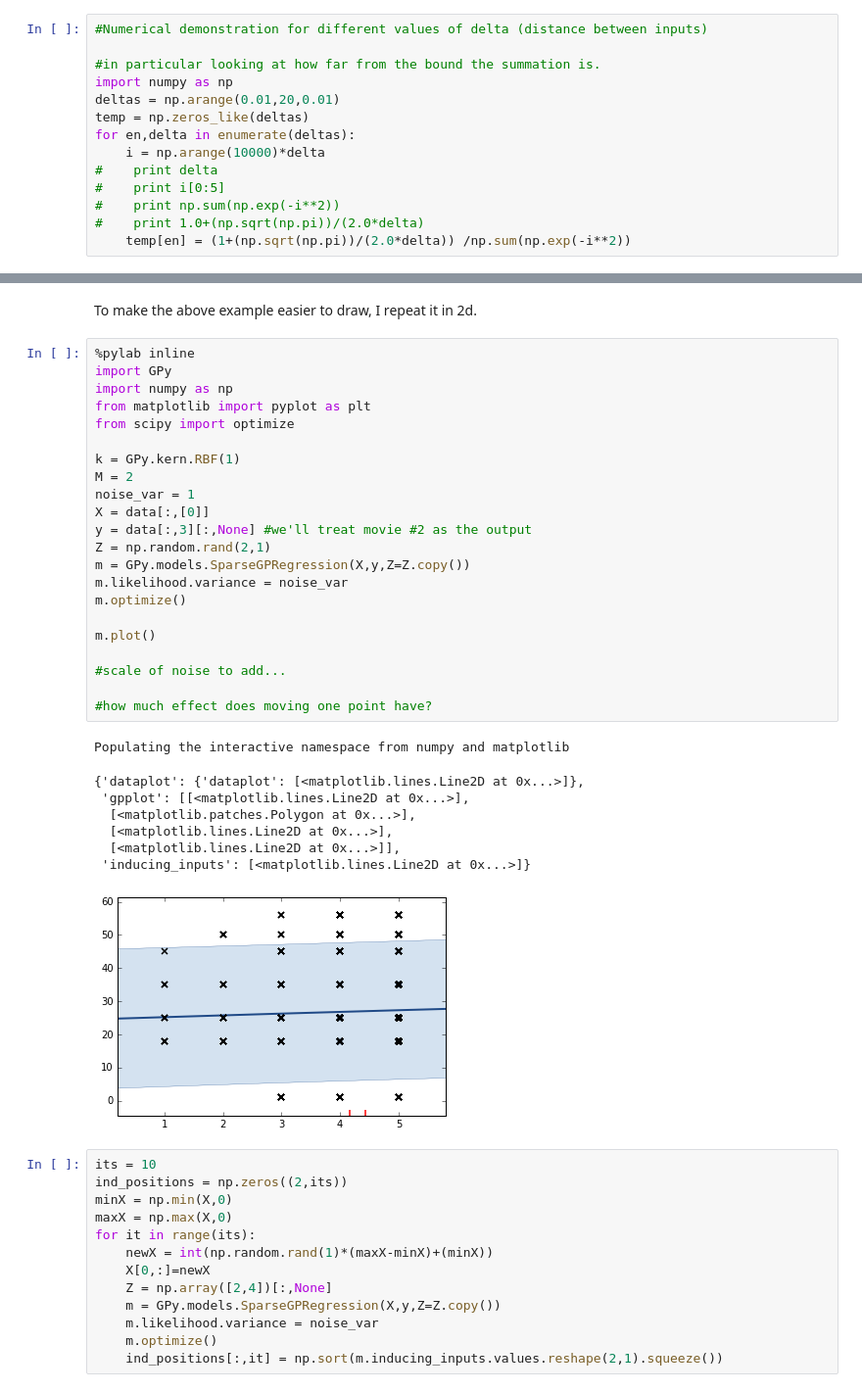
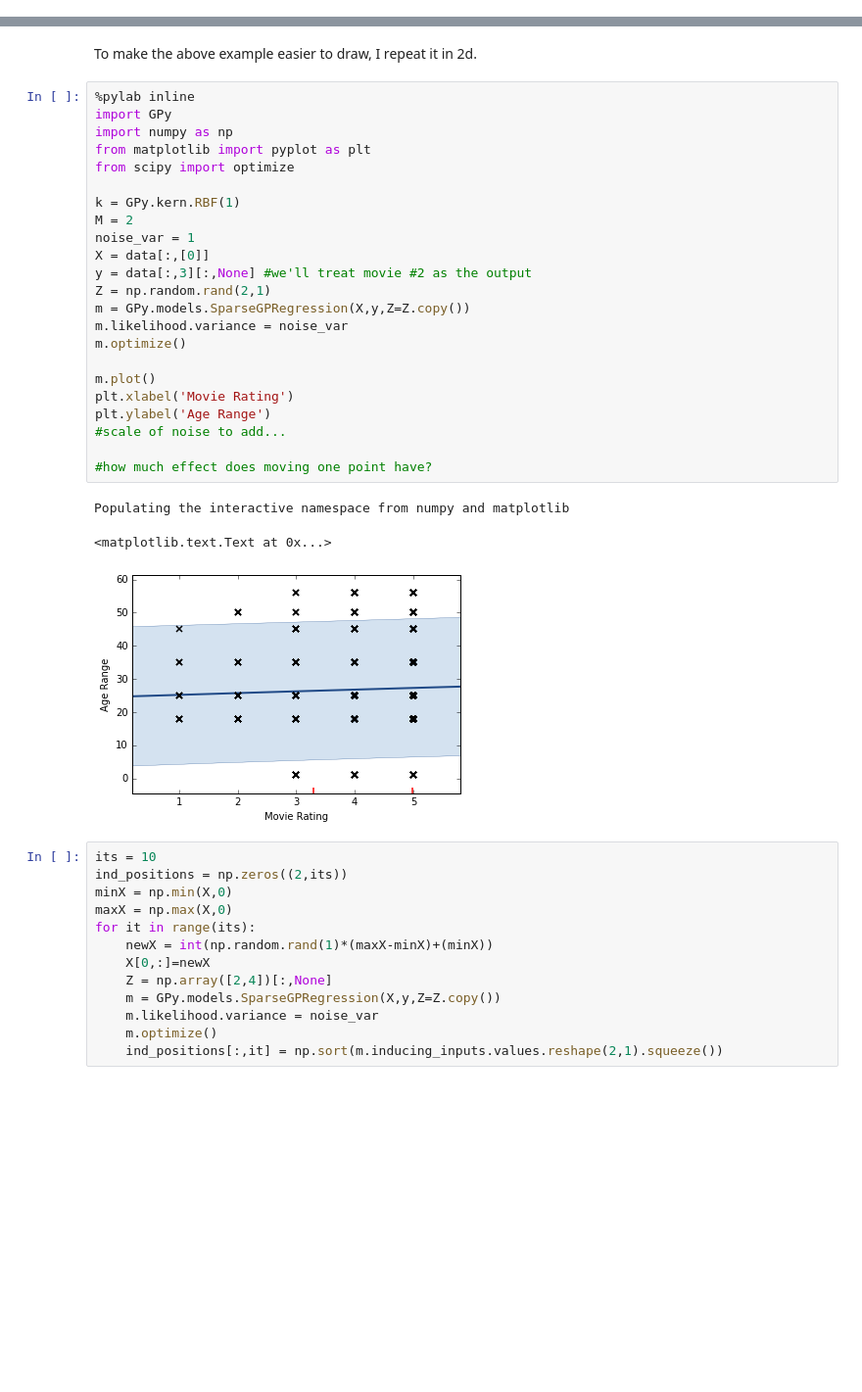
Before and after one commit to scikic/virtual, a Jupyter notebook: Virtual_Patients_Part_2.ipynb, the cells around one changed output, grey strips where cells are left out. Shown: that part at 98% size. Drawn from its saved outputs; the diff is of its cells as text; blank space fills up the shorter version.

```diff
--- a/Virtual_Patients_Part_2.ipynb
+++ b/Virtual_Patients_Part_2.ipynb
@@ -189,14 +194,0 @@ $$\sum_{i=0}^{\infty} e^{-(\Delta i)^2} \leq 1 + {{\sqrt{\pi}} \over 2 \delta}$$
-# %%
-#Numerical demonstration for different values of delta (distance between inputs)
-
-#in particular looking at how far from the bound the summation is.
-import numpy as np
-deltas = np.arange(0.01,20,0.01)
-temp = np.zeros_like(deltas)
-for en,delta in enumerate(deltas):
-    i = np.arange(10000)*delta
-#    print delta
-#    print i[0:5]
-#    print np.sum(np.exp(-i**2))
-#    print 1.0+(np.sqrt(np.pi))/(2.0*delta)
-    temp[en] = (1+(np.sqrt(np.pi))/(2.0*delta)) /np.sum(np.exp(-i**2))
@@ -592,34 +576,30 @@ To make the above example easier to draw, I repeat it in 2d.
 # %%
 %pylab inline
 import GPy
 import numpy as np
 from matplotlib import pyplot as plt
 from scipy import optimize
 
 k = GPy.kern.RBF(1)
 M = 2
 noise_var = 1
 X = data[:,[0]]
 y = data[:,3][:,None] #we'll treat movie #2 as the output
 Z = np.random.rand(2,1)
 m = GPy.models.SparseGPRegression(X,y,Z=Z.copy())
 m.likelihood.variance = noise_var
 m.optimize()
 
 m.plot()
-
+plt.xlabel('Movie Rating')
+plt.ylabel('Age Range')
 #scale of noise to add...
 
 #how much effect does moving one point have?
 # %% [output]
 Populating the interactive namespace from numpy and matplotlib
-{'dataplot': {'dataplot': [<matplotlib.lines.Line2D at 0x...>]},
- 'gpplot': [[<matplotlib.lines.Line2D at 0x...>],
-  [<matplotlib.patches.Polygon at 0x...>],
-  [<matplotlib.lines.Line2D at 0x...>],
-  [<matplotlib.lines.Line2D at 0x...>]],
- 'inducing_inputs': [<matplotlib.lines.Line2D at 0x...>]}
+<matplotlib.text.Text at 0x...>
-[figure, old version]
+[figure, new version]
 # %%
 its = 10
 ind_positions = np.zeros((2,its))
```
Also changed, not shown: parts of 25 cells of this notebook, 1 other file.
